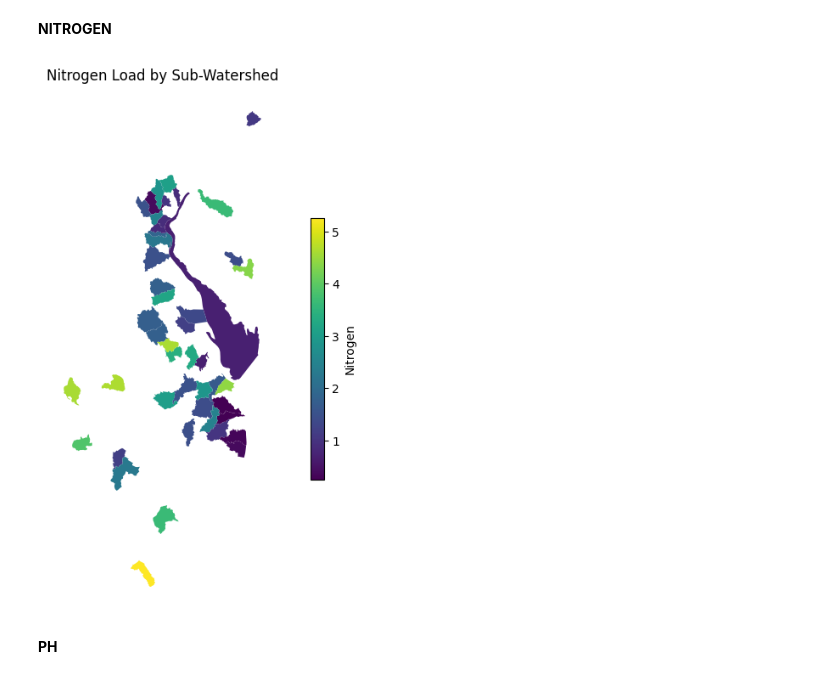
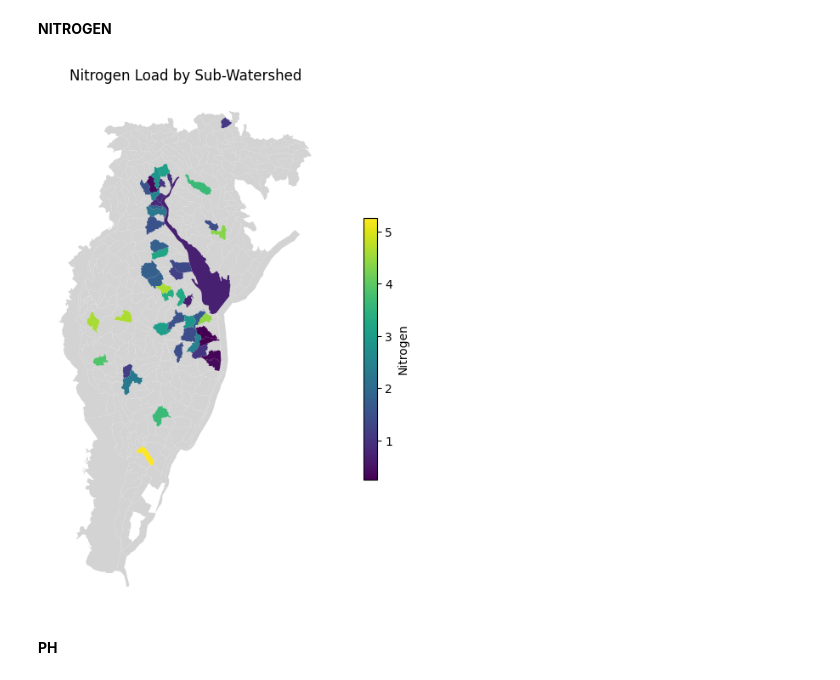
Before and after one commit to baileymccluresinger/PUS2024_BSinger, a Jupyter notebook: Project/Nitrogen/Nitrogen_Data.ipynb, the cells around one changed output. Drawn from its saved outputs; the diff is of its cells as text; code cells hidden in the pictures.

```diff
--- a/Project/Nitrogen/Nitrogen_Data.ipynb
+++ b/Project/Nitrogen/Nitrogen_Data.ipynb
@@ -230,17 +230,18 @@ nitrogen_gdf.plot()
 **NITROGEN**
 # %%
 fig, ax = plt.subplots(1, 1, figsize=(12, 8))
+nitrogen_gdf.plot(ax=ax, color='lightgrey')
 nitrogen_gdf.plot(ax=ax, column='N', cmap='viridis', legend=True,
                   legend_kwds={'shrink': 0.5, 'label': 'Nitrogen'})
 
 
 plt.title('Nitrogen Load by Sub-Watershed')
 plt.xlabel('Longitude')
 plt.ylabel('Latitude')
 plt.axis('off')
 plt.show()
 # %% [output]
-[figure, old version]
+[figure, new version]
 # %% [markdown]
 **PH**
 # %%
```
Also changed, not shown: parts of 2 cells of this notebook.
